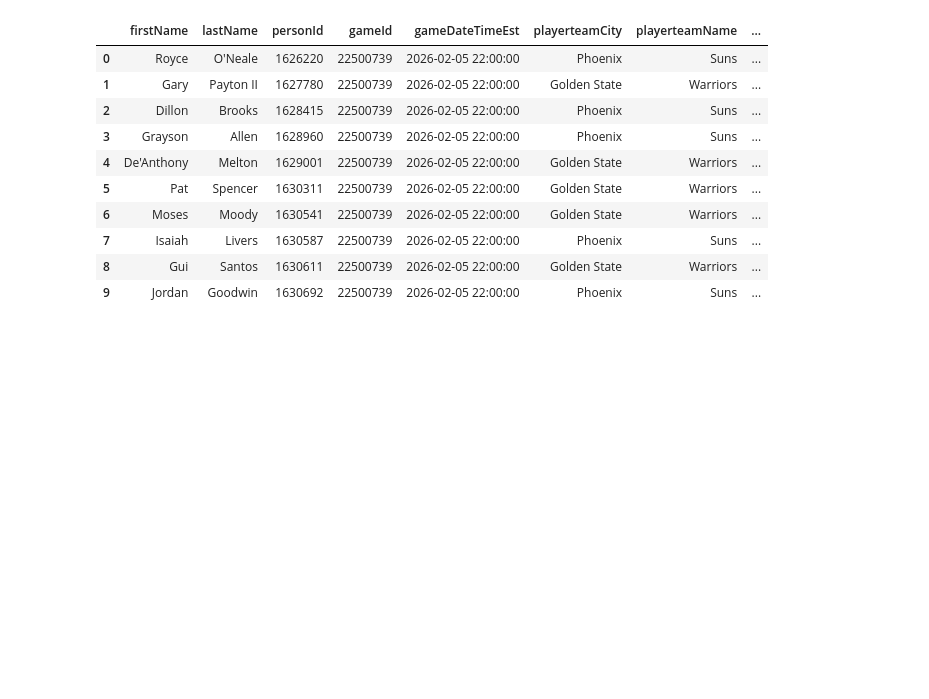
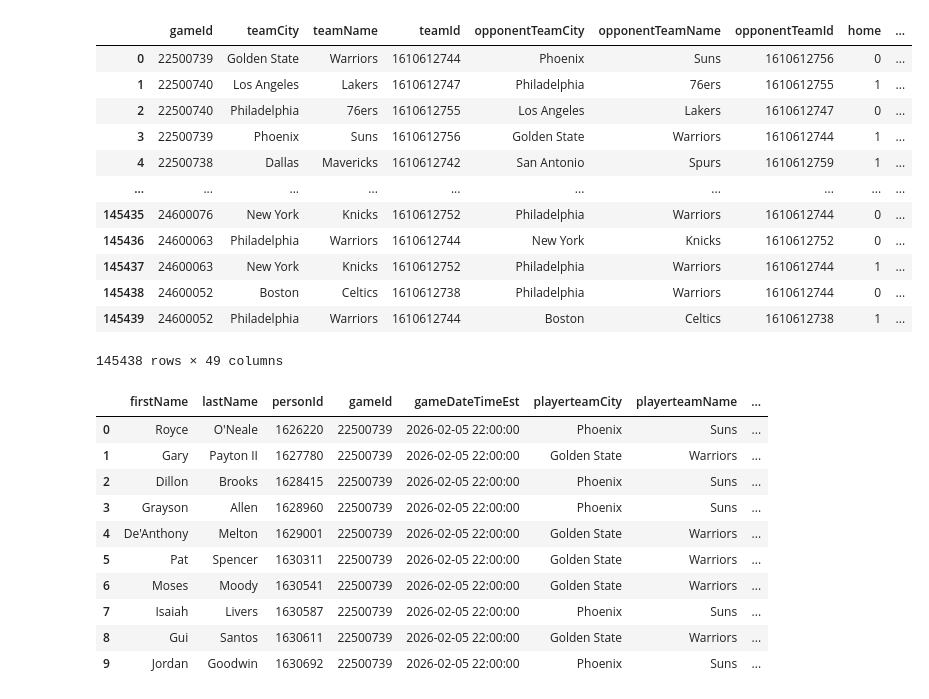
Before and after one commit to nmalloy13/nbaTopScorerProj, a Jupyter notebook: NBA.ipynb, the cells around one changed output. Saved outputs shown, nothing was run; the diff lists cells and outputs as text; code cells hidden in the pictures; blank space fills up the shorter version.

```diff
--- a/NBA.ipynb
+++ b/NBA.ipynb
@@ -136,3 +118,32 @@ None
+# %%
+# TeamStatistics
+# Add column representing the season for each row in RegSeasonPlayerStats
+teamAverageBySeason = TeamStatistics.copy()
+teamAverageBySeason['month'] = teamAverageBySeason['gameDateTimeEst'].str[5:7]
+teamAverageBySeason['year'] = teamAverageBySeason['gameDateTimeEst'].str[0:4]
+teamAverageBySeason['day'] = teamAverageBySeason['gameDateTimeEst'].str[8:10]
+# create a datetime column based on the year, month, and day columns
+teamAverageBySeason['gameDate'] = pd.to_datetime(teamAverageBySeason['year'] + '-' + teamAverageBySeason['month'] + '-' + teamAverageBySeason['day'])
+# Create a season column based on the year and month
+teamAverageBySeason['season'] = teamAverageBySeason.apply(lambda row: f"{row['year']}-{int(row['year']) + 1}" if row['month'] >= '10' else f"{int(row['year']) - 1}-{row['year']}", axis=1)
+# %%
+teamAverageBySeason.drop(columns=['month', 'year', 'day', 'gameDateTimeEst'], inplace=True)
+teamAverageBySeason = teamAverageBySeason.groupby(["gameId", "season", "teamName"])
+teamAverageBySeason.head(5)
+# %% [output]
+|  | gameId | teamCity | teamName | teamId | opponentTeamCity | opponentTeamName | opponentTeamId | home | ... |
+| 0 | 22500739 | Golden State | Warriors | 1610612744 | Phoenix | Suns | 1610612756 | 0 | ... |
+| 1 | 22500740 | Los Angeles | Lakers | 1610612747 | Philadelphia | 76ers | 1610612755 | 1 | ... |
+| 2 | 22500740 | Philadelphia | 76ers | 1610612755 | Los Angeles | Lakers | 1610612747 | 0 | ... |
+| 3 | 22500739 | Phoenix | Suns | 1610612756 | Golden State | Warriors | 1610612744 | 1 | ... |
+| 4 | 22500738 | Dallas | Mavericks | 1610612742 | San Antonio | Spurs | 1610612759 | 1 | ... |
+| ... | ... | ... | ... | ... | ... | ... | ... | ... | ... |
+| 145435 | 24600076 | New York | Knicks | 1610612752 | Philadelphia | Warriors | 1610612744 | 0 | ... |
+| 145436 | 24600063 | Philadelphia | Warriors | 1610612744 | New York | Knicks | 1610612752 | 0 | ... |
+| 145437 | 24600063 | New York | Knicks | 1610612752 | Philadelphia | Warriors | 1610612744 | 1 | ... |
+| 145438 | 24600052 | Boston | Celtics | 1610612738 | Philadelphia | Warriors | 1610612744 | 0 | ... |
+| 145439 | 24600052 | Philadelphia | Warriors | 1610612744 | Boston | Celtics | 1610612738 | 1 | ... |
+145438 rows × 49 columns
 # %%
 playersStats.head(10)
 # %% [output]
```
Also changed, not shown: parts of 8 cells of this notebook.
